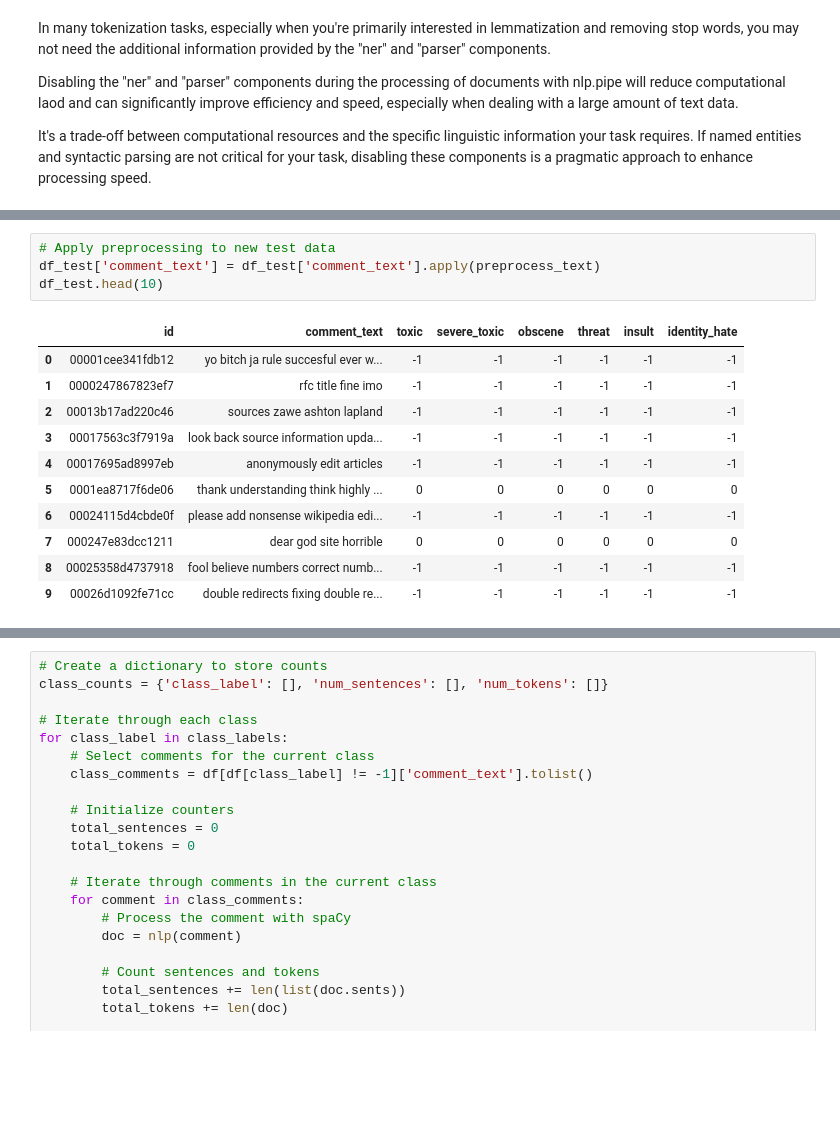
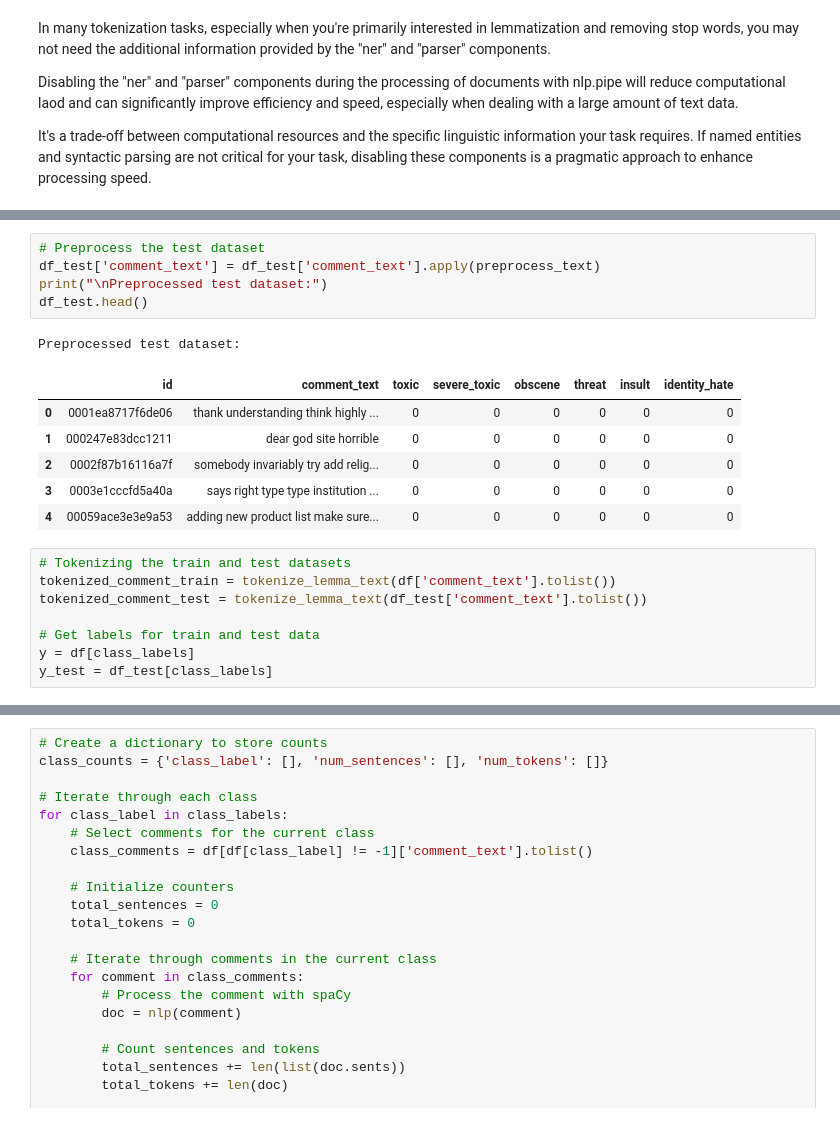
Before and after one commit to AndyH96/csck507, a Jupyter notebook: hate_comment_classifier.ipynb, the cells around one changed output, grey strips where cells are left out. Saved outputs shown, nothing was run; the diff lists cells and outputs as text; blank space fills up the shorter version.

```diff
--- a/hate_comment_classifier.ipynb
+++ b/hate_comment_classifier.ipynb
@@ -227,16 +221,21 @@ df.head(10)
-# %%
-# Apply preprocessing to new test data
-df_test['comment_text'] = df_test['comment_text'].apply(preprocess_text)
-df_test.head(10)
-# %% [output]
-|  | id | comment_text | toxic | severe_toxic | obscene | threat | insult | identity_hate |
-| 0 | 00001cee341fdb12 | yo bitch ja rule succesful ever w... | -1 | -1 | -1 | -1 | -1 | -1 |
-| 1 | 0000247867823ef7 | rfc title fine imo | -1 | -1 | -1 | -1 | -1 | -1 |
-| 2 | 00013b17ad220c46 | sources zawe ashton lapland | -1 | -1 | -1 | -1 | -1 | -1 |
-| 3 | 00017563c3f7919a | look back source information upda... | -1 | -1 | -1 | -1 | -1 | -1 |
-| 4 | 00017695ad8997eb | anonymously edit articles | -1 | -1 | -1 | -1 | -1 | -1 |
-| 5 | 0001ea8717f6de06 | thank understanding think highly ... | 0 | 0 | 0 | 0 | 0 | 0 |
-| 6 | 00024115d4cbde0f | please add nonsense wikipedia edi... | -1 | -1 | -1 | -1 | -1 | -1 |
-| 7 | 000247e83dcc1211 | dear god site horrible | 0 | 0 | 0 | 0 | 0 | 0 |
-| 8 | 00025358d4737918 | fool believe numbers correct numb... | -1 | -1 | -1 | -1 | -1 | -1 |
-| 9 | 00026d1092fe71cc | double redirects fixing double re... | -1 | -1 | -1 | -1 | -1 | -1 |
+# %%
+# Preprocess the test dataset
+df_test['comment_text'] = df_test['comment_text'].apply(preprocess_text)
+print("\nPreprocessed test dataset:")
+df_test.head()
+# %% [output]
+Preprocessed test dataset:
+|  | id | comment_text | toxic | severe_toxic | obscene | threat | insult | identity_hate |
+| 0 | 0001ea8717f6de06 | thank understanding think highly ... | 0 | 0 | 0 | 0 | 0 | 0 |
+| 1 | 000247e83dcc1211 | dear god site horrible | 0 | 0 | 0 | 0 | 0 | 0 |
+| 2 | 0002f87b16116a7f | somebody invariably try add relig... | 0 | 0 | 0 | 0 | 0 | 0 |
+| 3 | 0003e1cccfd5a40a | says right type type institution ... | 0 | 0 | 0 | 0 | 0 | 0 |
+| 4 | 00059ace3e3e9a53 | adding new product list make sure... | 0 | 0 | 0 | 0 | 0 | 0 |
+# %%
+# Tokenizing the train and test datasets
+tokenized_comment_train = tokenize_lemma_text(df['comment_text'].tolist())
+tokenized_comment_test = tokenize_lemma_text(df_test['comment_text'].tolist())
+
+# Get labels for train and test data
+y = df[class_labels]
+y_test = df_test[class_labels]
```
Also changed, not shown: parts of 20 cells of this notebook.
